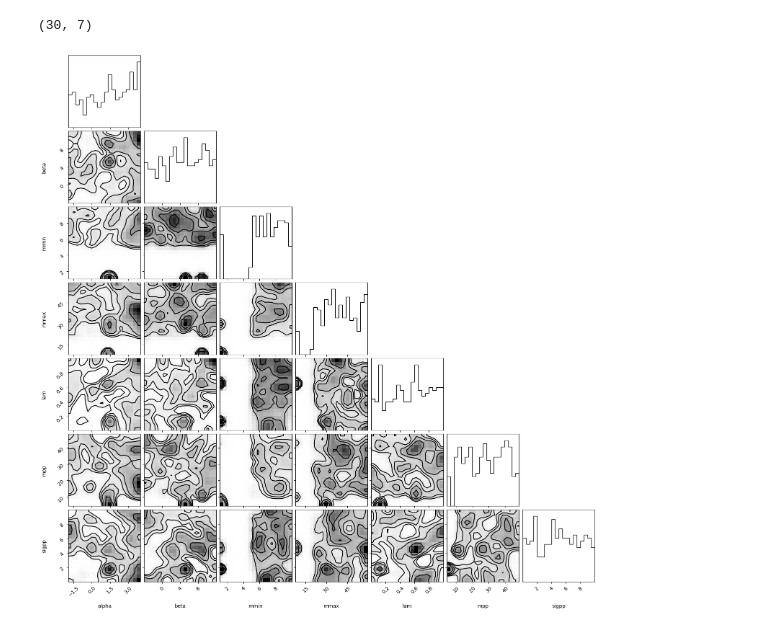
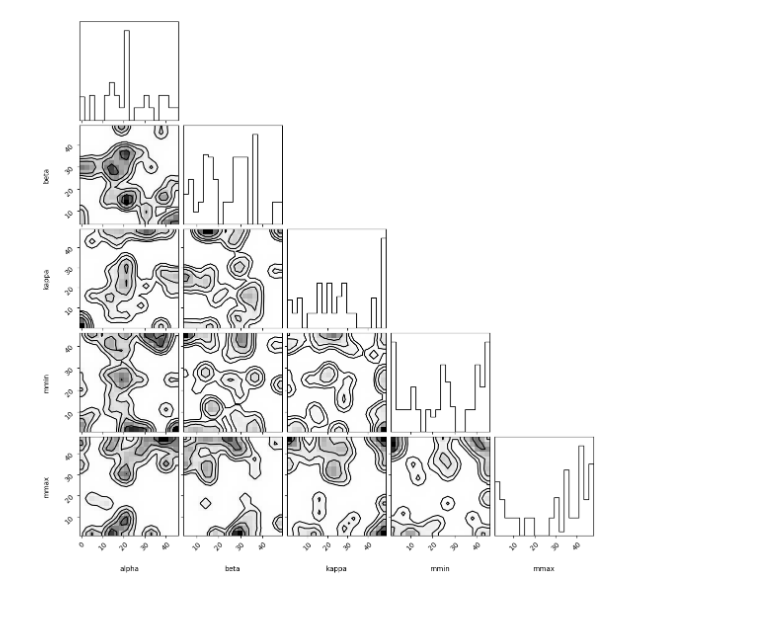
Before and after one commit to manchunyeung/popnflow, a Jupyter notebook: pop_param.ipynb, the cells around one changed output. Saved outputs shown, nothing was run; the diff lists cells and outputs as text; code cells hidden in the pictures.

Commit message:
updated logProb/prior/likelihood

```diff
--- a/pop_param.ipynb
+++ b/pop_param.ipynb
@@ -10,0 +25,10 @@ def infer_required_args_from_function_except_n_args(func, n=1): # Modified from
+# %%
+# Function including dnesities
+def E(z,Om0=Om0Planck):
+    return np.sqrt(Om0*(1+z)**3 + (1.0-Om0))
+
+# Comoving volume
+def dVdz(z, H0=H0Planck):
+    cosmo = FlatLambdaCDM(H0=H0Planck,Om0=Om0Planck)
+    r_of_z = cosmo.comoving_distance(z).to(u.Mpc).value
+    return (speed_of_light / H0*E(z)) * r_of_z**2
@@ -11,14 +66,16 @@ def infer_required_args_from_function_except_n_args(func, n=1): # Modified from
 # %%
-p_m1 = gwpop.models.mass.two_component_primary_mass_ratio
+# p_m1 = gwpop.models.mass.two_component_primary_mass_ratio
 
 def compute_log_likelihood_per_event(data, Lambda, prior):
-    return np.mean(p_m1(data, *Lambda)/prior)
+    ratio = np.divide(total_p(data, *Lambda), prior, out=np.zeros_like(prior), where=prior!=0)
+    ratio[ratio==0] = 1e-15
+    return np.log(np.mean(ratio))
 
 def log_likelihood(Lambda, posteriors):
     log_likelihood = 0.
     for posterior in posteriors:
         if "prior" in posterior:
-            prior = posterior.pop("prior")
+            prior = posterior["prior"]
         else:
             prior = 1
         log_likelihood += compute_log_likelihood_per_event(posterior, Lambda, prior)
@@ -102,9 +155,15 @@ fast_priors["lam"] = Uniform(minimum=0, maximum=1, latex_label="$\\lambda_{m}$")
 fast_priors["mpp"] = Uniform(minimum=10, maximum=50, latex_label="$\\mu_{m}$")
 fast_priors["sigpp"] = Uniform(minimum=0, maximum=10, latex_label="$\\sigma_{m}$")
 # %%
+# def log_prior(Lambda):
+#     alpha, beta, mmin, mmax, lam, mpp, sigpp = Lambda
+#     if -2<alpha<4 and -4<beta<12 and 5<mmin<10 and 20<mmax<60 and 0<lam<1 and 10<mpp<50 and 0<sigpp<10:
+#         return 0.
+#     return -np.inf
+
 def log_prior(Lambda):
-    alpha, beta, mmin, mmax, lam, mpp, sigpp = Lambda
-    if -2<alpha<4 and -4<beta<12 and 5<mmin<10 and 20<mmax<60 and 0<lam<1 and 10<mpp<50 and 0<sigpp<10:
+    alpha, beta, kappa, m_min, m_max = Lambda
+    if (alpha>-2) and (alpha<4) and (beta>-4) and (beta<12) and (kappa>0) and (kappa<10) and (m_max<50) and (m_min>0):
         return 0.
     return -np.inf
 
@@ -127,11 +180,7 @@ pos = np.array(pos).transpose()
-# %%
-pos.shape
-# %% [output]
-(30, 7)
 # %%
 import emcee
 
-# pos = np.random.randint(0, high=50, size=(200, 7))
+pos = np.random.randint(0, high=50, size=(30, 5))
 
 nwalkers, ndim = pos.shape
 
@@ -146,10 +195,11 @@ flat_samples = sampler.get_chain(discard=100, thin=100, flat=True)
 # %%
 import corner
 
-labels = ['alpha', 'beta', 'mmin', 'mmax', 'lam', 'mpp', 'sigpp']
+# labels = ['alpha', 'beta', 'mmin', 'mmax', 'lam', 'mpp', 'sigpp']
+labels = ['alpha', 'beta', 'kappa', 'mmin', 'mmax']
 
 fig = corner.corner(
     flat_samples, labels=labels, smooth=1.2
 );
 # %% [output]
-[figure, old version]
+[figure, new version]
```
Also changed, not shown: parts of 9 cells of this notebook.
